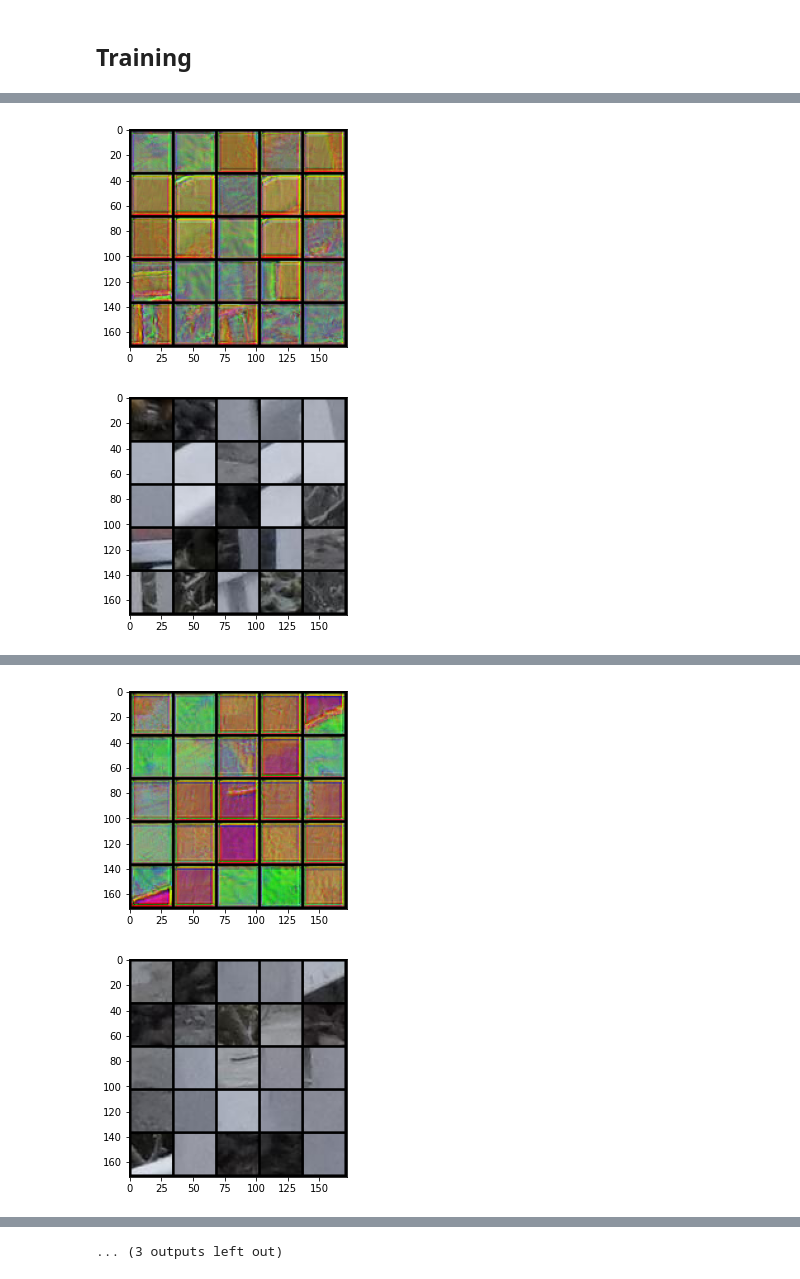
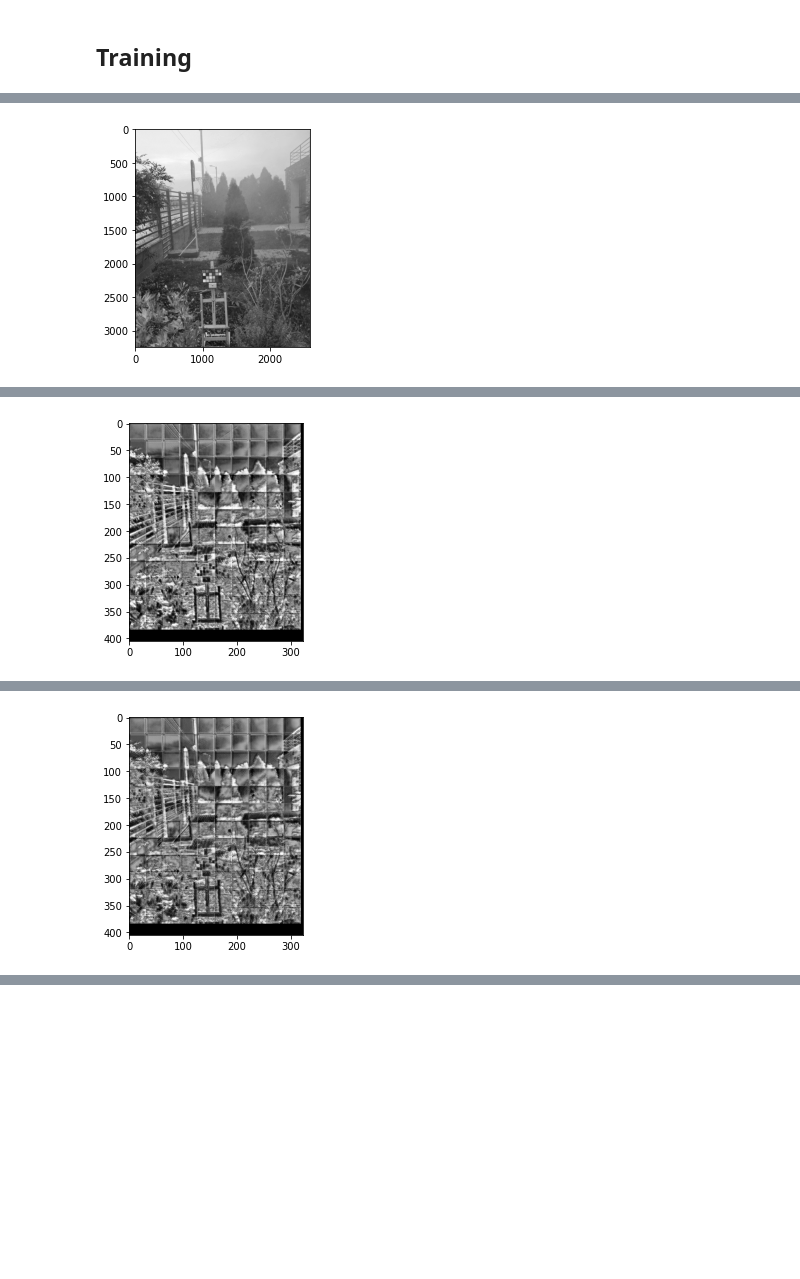
Before and after one commit to pouya-parsa/dehaze_gan, a Jupyter notebook: dehazing.ipynb, the cells around one changed output, grey strips where cells are left out. Drawn from its saved outputs; the diff is of its cells as text; code cells hidden in the pictures; blank space fills up the shorter version.

Commit message:
Save Checkpoints + Test Generator

```diff
--- a/dehazing.ipynb
+++ b/dehazing.ipynb
@@ -196,6 +258,6 @@ torch.Size([1, 3, 32, 32])
 # %%
 disc = nn.Sequential(
-    nn.Conv2d(3, 16, 3),
+    nn.Conv2d(1, 16, 3),
     nn.BatchNorm2d(16),
     nn.LeakyReLU(0.18),
 
@@ -220,8 +282,14 @@ torch.Size([10, 1])
 ## Loss
 # %%
 criterion = nn.BCEWithLogitsLoss()
-disc_optim = torch.optim.Adam(disc.parameters(), lr=disc_lr)
-gen_optim = torch.optim.Adam(gen.parameters(), lr=gen_lr)
+disc_optim = torch.optim.AdamW(disc.parameters(), lr=disc_lr, betas=(0.3, 0.999), weight_decay=1e-2)
+gen_optim = torch.optim.AdamW(gen.parameters(), lr=gen_lr, betas=(0.3, 0.999), weight_decay=1e-2)
+# %%
+checkpoint = torch.load("/content/drive/MyDrive/dehazing_checkpoints/ckpt_epoch_1_iter_1341.pth")
+gen.load_state_dict(checkpoint["generator_state_dict"])
+gen_optim.load_state_dict(checkpoint["generator_optimizer_dict"])
+disc.load_state_dict(checkpoint["discriminator_state_dict"])
+disc_optim.load_state_dict(checkpoint["disc_optimizer_dict"])
 # %%
 def gen_loss(gen, disc, hazed_images, device):
 
@@ -259,6 +327,6 @@ def show_tensor_images(image_tensor, num_images=25, size=(3, 32, 32)):
   plt.imshow(image_grid.permute(1, 2, 0).squeeze())
   plt.show()
 # %%
-X, y = next(iter(train_loader))
-show_tensor_images(X)
-show_tensor_images(y)
+# X, y = next(iter(train_loader))
+# show_tensor_images(X)
+# show_tensor_images(y)
@@ -268,5 +371,8 @@ show_tensor_images(y)
 # %%
 cur_step = 0
+
+plt.imshow(np.array(Image.open("/content/# O-HAZY NTIRE 2018/hazy/02_outdoor_hazy.jpg"))[:, :, 0], cmap="gray")
+plt.show()
 
 for epoch in range(5):
 
@@ -288,17 +394,26 @@ for epoch in range(5):
 
 
 
-    if iteration % 20 == 0:
+    if iteration % 200 == 0:
       print("generator loss : ", np.round(g_loss.item(), 5))
       print("discriminator loss : ", np.round(d_loss.item(), 5))
 
       with torch.no_grad():
 
-        X, y = next(iter(train_loader))
-        gen_out_test = gen(X)
-        show_tensor_images(gen_out_test)
-        show_tensor_images(y)
+        # X, y = next(iter(train_loader))
+        # gen_out_test = gen(X)
+        # show_tensor_images(X, num_images=1)
+        test_gen(gen, epoch, iteration)
+
+        torch.save({
+            "generator_state_dict": gen.state_dict(),
+            "generator_optimizer_dict": gen_optim.state_dict(),
+            "discriminator_state_dict": disc.state_dict(),
+            "disc_optimizer_dict": disc_optim.state_dict(),
+        }, "/content/drive/MyDrive/dehazing_checkpoints/ckpt_epoch_{}_iter_{}.pth".format(epoch, iteration))
+
 
 
     cur_step += 1
 # %% [output]
+[figure, new version]
@@ -307,2 +422 @@ discriminator loss :  0.73728
-[figure, old version]
-[figure, old version]
+[figure, new version]
@@ -311,2 +425 @@ discriminator loss :  0.65156
-[figure, old version]
+[figure, new version]
-[figure, removed]
@@ -321 +425,0 @@ discriminator loss :  0.64309
-... (3 outputs left out)
```
Also changed, not shown: parts of 20 cells of this notebook.
